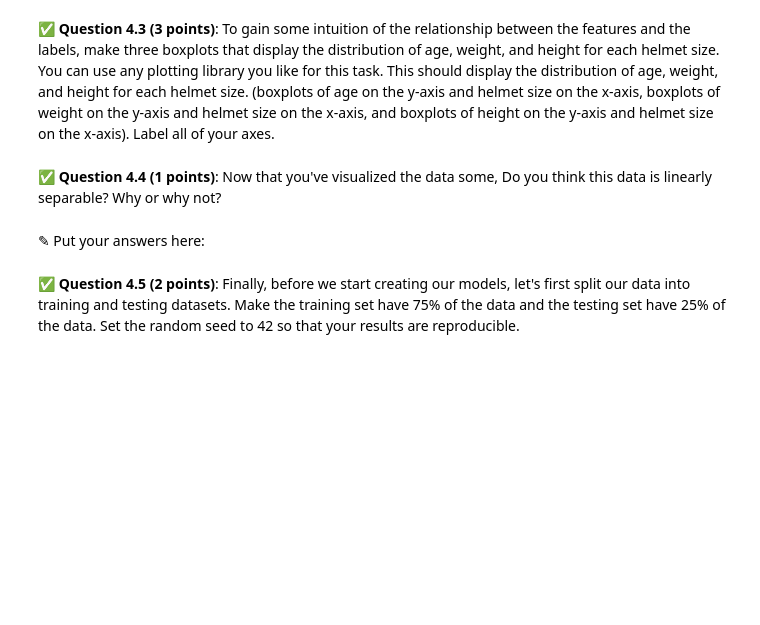
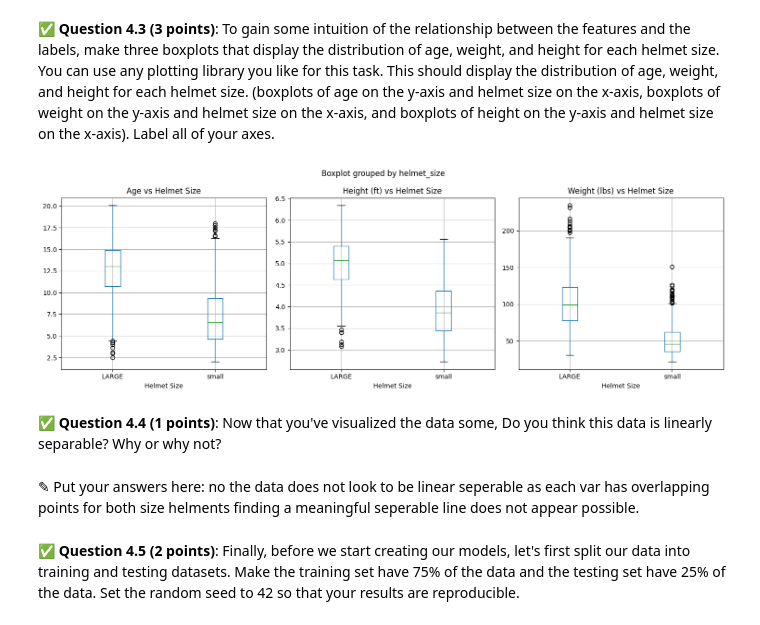
Before and after one commit to MrBay39/CMSE202-S-26-TurnIn, a Jupyter notebook: hw-04/HW-04_RegressionClassification-Steven_Goller.ipynb, the cells around one changed output. Cells and saved outputs as stored; diff of their text form; code cells hidden in the pictures; blank space fills up the shorter version.

```diff
--- a/hw-04/HW-04_RegressionClassification-Steven_Goller.ipynb
+++ b/hw-04/HW-04_RegressionClassification-Steven_Goller.ipynb
@@ -262,0 +263,6 @@ We will use classification techniques to determine which children should get the
+# %%
+# Put your code here
+
+df["helmet_size"]= np.where(df["head_circum"] < 20.5, "small", "LARGE")
+
+df.head(10)
@@ -268,0 +285,6 @@ We want to prepare our data for the following classification models, with the un
+# %%
+# put your code here
+X = df[["age", "weight", "height"]]
+y = df["helmet_size"]
+
+print(f"Age, Weight, Height:\n{X.head()}\n\nHelmet Size:\n{y.head()}")
@@ -273,6 +309,27 @@ We want to prepare our data for the following classification models, with the un
+# %%
+# Put your code here
+plot_df = X.copy()
+plot_df["helmet_size"] = y
+
+fig, ax = plt.subplots(1, 3, figsize=(15, 5))
+
+plot_df.boxplot(column="age", by="helmet_size", ax=ax[0])
+plot_df.boxplot(column="height", by="helmet_size", ax=ax[1])
+plot_df.boxplot(column="weight", by="helmet_size", ax=ax[2])
+
+ax[0].set_title("Age vs Helmet Size")
+ax[1].set_title("Height (ft) vs Helmet Size")
+ax[2].set_title("Weight (lbs) vs Helmet Size")
+
+for i in ax:
+    i.set_xlabel("Helmet Size")
+plt.tight_layout()
+plt.show()
+# %% [output]
+[figure, added]
 # %% [markdown]
 &#9989;  **Question 4.4 (1 points)**: Now that you've visualized the data some, Do you think this data is linearly separable? Why or why not?
-# %% [markdown]
-<font size=+3>&#9998;</font> Put your answers here:
+# %% [markdown]
+<font size=+3>&#9998;</font> Put your answers here: no the data does not look to be linear seperable as each var has overlapping points for both size helments finding a meaningful seperable line does not appear possible.
 # %% [markdown]
 &#9989;  **Question 4.5 (2 points)**: Finally, before we start creating our models, let's first split our data into training and testing datasets. Make the training set have 75\% of the data and the testing set have 25\% of the data. Set the random seed to 42 so that your results are reproducible.
```
Also changed, not shown: parts of 17 cells of this notebook.
